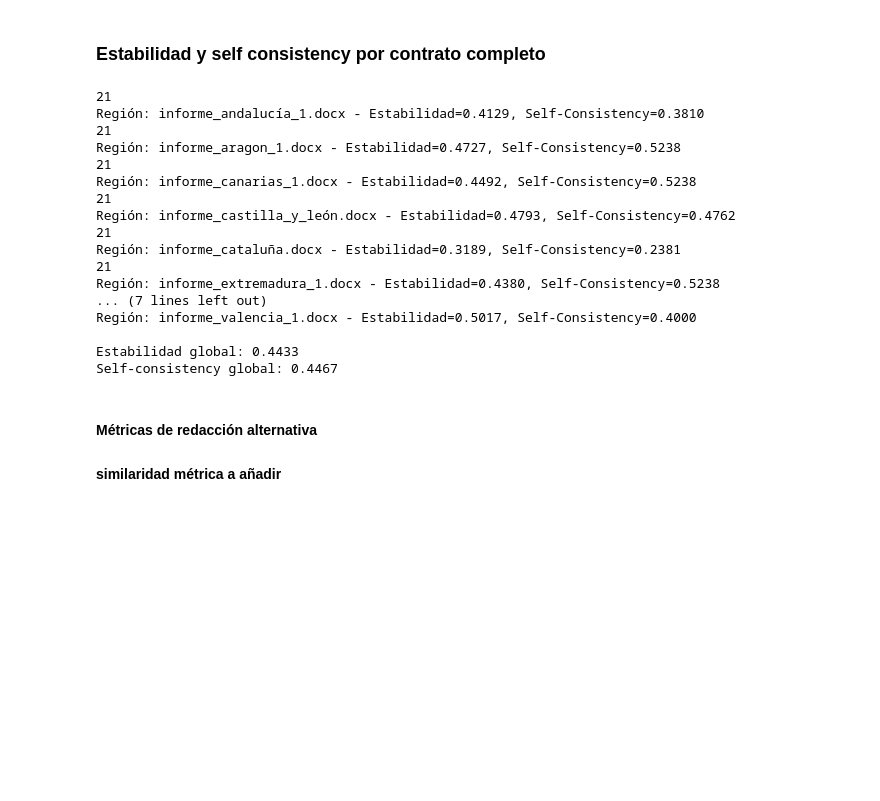
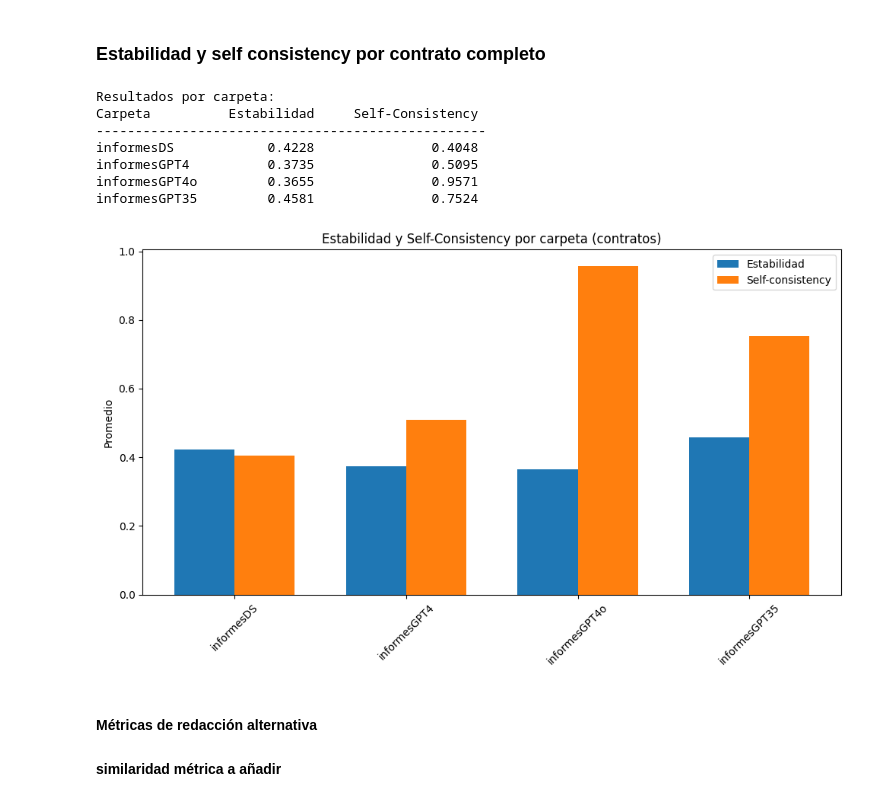
Before and after one commit to cyberLLM-Net/SLC-GPT, a Jupyter notebook: code/metrix.ipynb, the cells around one changed output. Saved outputs shown, nothing was run; the diff lists cells and outputs as text; code cells hidden in the pictures; blank space fills up the shorter version.

```diff
--- a/code/metrix.ipynb
+++ b/code/metrix.ipynb
@@ -348,11 +383,13 @@ Self-consistency global: 0.6648
 # %%
 import os
 import numpy as np
+import matplotlib.pyplot as plt
 from sklearn.feature_extraction.text import TfidfVectorizer
 from sklearn.metrics.pairwise import cosine_similarity
-import itertools
 
-ruta_informes = "informesDS"
+# Lista de carpetas a analizar
+base_path = "informes/"
+carpetas = ["informesDS", "informesGPT4", "informesGPT4o", "informesGPT35"]
 
 def leer_contratos_por_region(ruta):
     regiones = {}
@@ -365,58 +402,78 @@ def leer_contratos_por_region(ruta):
                 if region not in regiones:
                     regiones[region] = []
                 regiones[region].append(contrato)
     return regiones
 
 def calcular_estabilidad_self_consistency(region, contratos):
     if len(contratos) < 2:
         return 1.0, 1.0  # Si solo hay un contrato, se considera perfecto
 
     vectorizer = TfidfVectorizer().fit_transform(contratos)
     matriz_similitud = cosine_similarity(vectorizer)
 
     distancias = 1 - matriz_similitud[np.triu_indices(len(contratos), k=1)]
     max_dist = np.max(distancias) if len(distancias) > 0 else 1
     estabilidad = 1 - (np.mean(distancias) / max_dist if max_dist > 0 else 0)
-    print(len(distancias))
 
     contradicciones = sum(1 for d in distancias if d > 0.3)  # Umbral de contradicción
     consistencia = 1 - (contradicciones / len(distancias))
 
-    print(f"Región: {region} - Estabilidad={estabilidad:.4f}, Self-Consistency={consistencia:.4f}")
     return estabilidad, consistencia
 
-def main():
-    regiones = leer_contratos_por_region(ruta_informes)
+# Recolectar resultados
+resultados = []
+
+for carpeta in carpetas:
+    ruta = os.path.join(base_path, carpeta)
+    regiones = leer_contratos_por_region(ruta)
     estabilidad_global, consistencia_global = [], []
 
     for region, contratos in regiones.items():
         estabilidad, consistencia = calcular_estabilidad_self_consistency(region, contratos)
         estabilidad_global.append(estabilidad)
         consistencia_global.append(consistencia)
 
-    print(f"\nEstabilidad global: {np.mean(estabilidad_global):.4f}")
-    print(f"Self-consistency global: {np.mean(consistencia_global):.4f}")
+    resultados.append({
+        "carpeta": carpeta,
+        "estabilidad": np.mean(estabilidad_global),
+        "consistencia": np.mean(consistencia_global)
+    })
 
-if __name__ == "__main__":
-    main()
+# Mostrar resultados
+print("\nResultados por carpeta:")
+print("{:<15} {:>12} {:>20}".format("Carpeta", "Estabilidad", "Self-Consistency"))
+print("-" * 50)
+for r in resultados:
+    print("{:<15} {:>12.4f} {:>20.4f}".format(
+        r["carpeta"], r["estabilidad"], r["consistencia"]
+    ))
+
+# Graficar resultados
+etiquetas = [r["carpeta"] for r in resultados]
+estabilidad_vals = [r["estabilidad"] for r in resultados]
+consistencia_vals = [r["consistencia"] for r in resultados]
+
+x = np.arange(len(etiquetas))
+width = 0.35
+
+plt.figure(figsize=(10, 6))
+plt.bar(x - width/2, estabilidad_vals, width, label="Estabilidad")
+plt.bar(x + width/2, consistencia_vals, width, label="Self-consistency")
+plt.xticks(x, etiquetas, rotation=45)
+plt.ylabel("Promedio")
+plt.title("Estabilidad y Self-Consistency por carpeta (contratos)")
+plt.legend()
+plt.tight_layout()
+plt.show()
 # %% [output]
-21
-Región: informe_andalucía_1.docx - Estabilidad=0.4129, Self-Consistency=0.3810
-21
-Región: informe_aragon_1.docx - Estabilidad=0.4727, Self-Consistency=0.5238
-21
-Región: informe_canarias_1.docx - Estabilidad=0.4492, Self-Consistency=0.5238
-21
-Región: informe_castilla_y_león.docx - Estabilidad=0.4793, Self-Consistency=0.4762
-21
-Región: informe_cataluña.docx - Estabilidad=0.3189, Self-Consistency=0.2381
-21
-Región: informe_extremadura_1.docx - Estabilidad=0.4380, Self-Consistency=0.5238
-... (7 lines left out)
-Región: informe_valencia_1.docx - Estabilidad=0.5017, Self-Consistency=0.4000
-
-Estabilidad global: 0.4433
-Self-consistency global: 0.4467
+Resultados por carpeta:
+Carpeta          Estabilidad     Self-Consistency
+--------------------------------------------------
+informesDS            0.4228               0.4048
+informesGPT4          0.3735               0.5095
+informesGPT4o         0.3655               0.9571
+informesGPT35         0.4581               0.7524
+[figure, added]
 # %% [markdown]
 #### Métricas de redacción alternativa
 #### similaridad métrica a añadir
```
Also changed, not shown: parts of 5 cells of this notebook.
